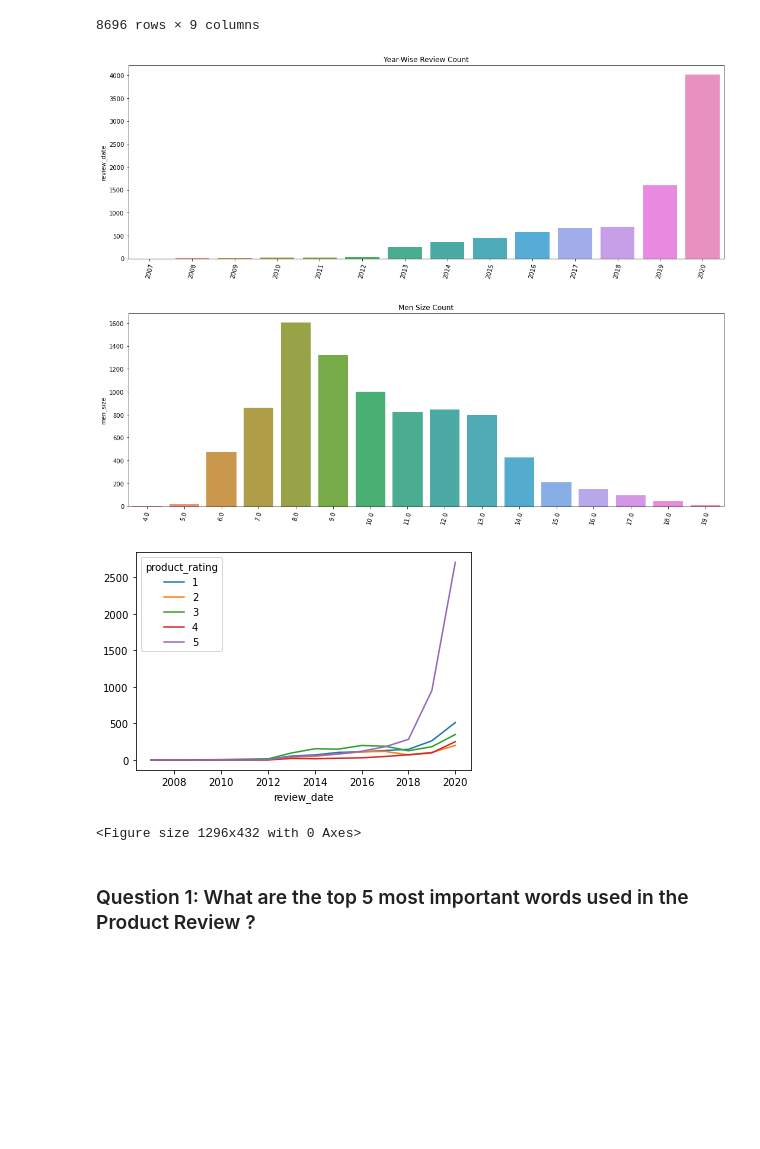
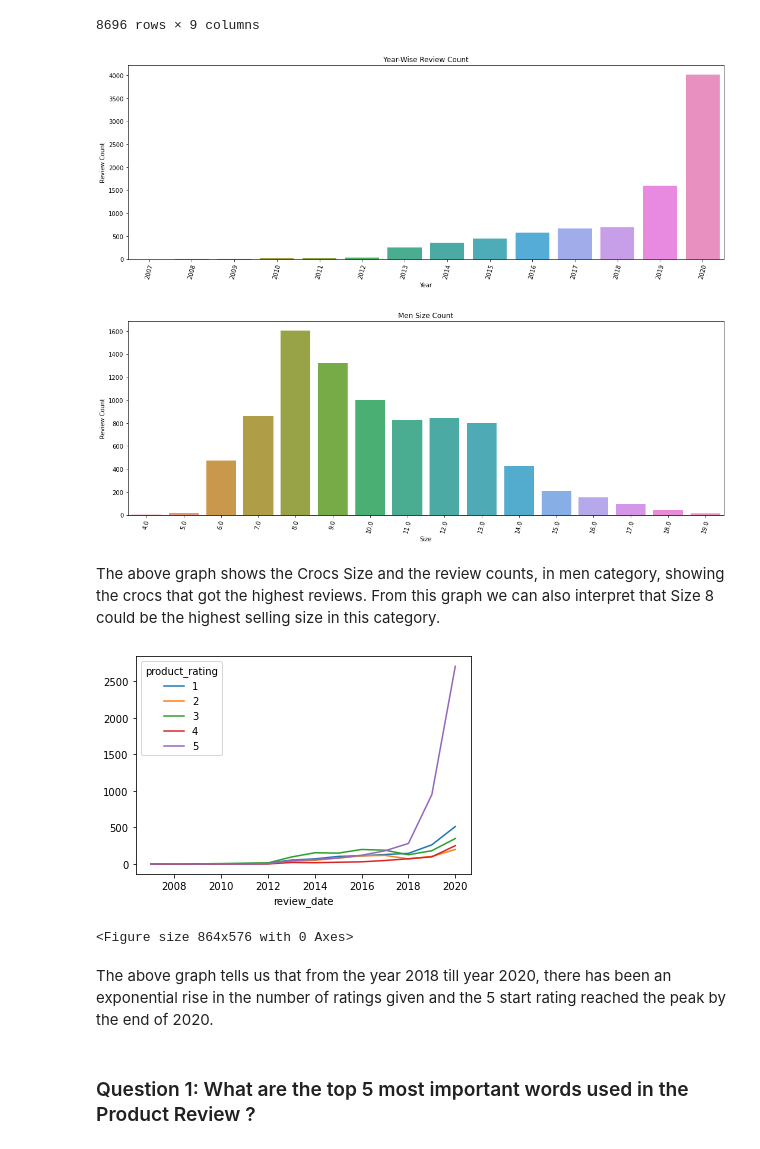
Before and after one commit to HarshitMaheshwari/Amazon-Product-Review-Analysis, a Jupyter notebook: Exploratory_analysis.ipynb, the cells around one changed output. Saved outputs shown, nothing was run; the diff lists cells and outputs as text; code cells hidden in the pictures; blank space fills up the shorter version.

```diff
--- a/Exploratory_analysis.ipynb
+++ b/Exploratory_analysis.ipynb
@@ -37,25 +37,33 @@ plt.figure(figsize=(18,6))
 sns.barplot(x=review_counts_date_wise.index, y=review_counts_date_wise)
 plt.xticks(rotation=75)
 plt.title('Year-Wise Review Count')
+plt.xlabel('Year')
+plt.ylabel('Review Count')
 plt.show()
 # %% [output]
-[figure, old version]
+[figure, new version]
 # %%
 men_size_counts = df['men_size'].value_counts()
 plt.figure(figsize=(18,6))
 sns.barplot(x=men_size_counts.index, y=men_size_counts)
 plt.xticks(rotation=75)
 plt.title('Men Size Count')
+plt.xlabel('Size')
+plt.ylabel('Review Count')
 plt.show()
 # %% [output]
-[figure, old version]
+[figure, new version]
+# %% [markdown]
+The above graph shows the Crocs Size and the review counts, in men category, showing the crocs that got the highest reviews. From this graph we can also interpret that Size 8 could be the highest selling size in this category.
 # %%
 pd.crosstab(df['review_date'], df['product_rating']).plot(kind="line")
-plt.figure(figsize=(18,6))
+plt.figure(figsize=(12,8))
 plt.show()
 # %% [output]
 [figure]
-<Figure size 1296x432 with 0 Axes>
+<Figure size 864x576 with 0 Axes>
+# %% [markdown]
+The above graph tells us that from the year 2018 till year 2020, there has been an exponential rise in the number of ratings given and the 5 start rating reached the peak by the end of 2020.
 # %% [markdown]
 ### Question 1: What are the top 5 most important words used in the Product Review ?
 # %% [markdown]
```
Also changed, not shown: parts of 5 cells of this notebook.
